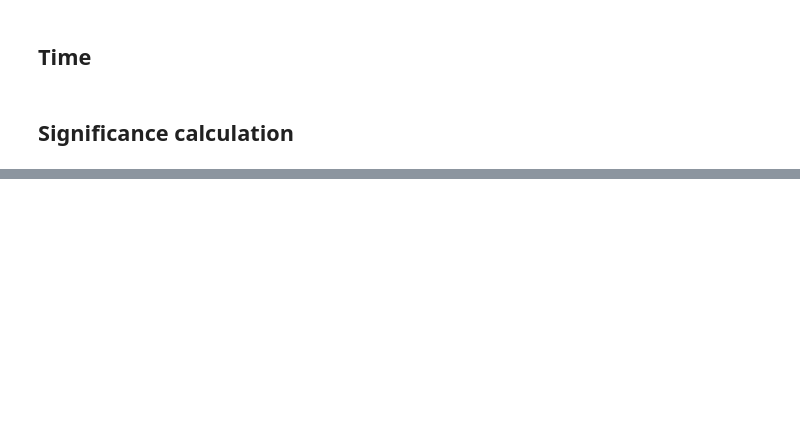
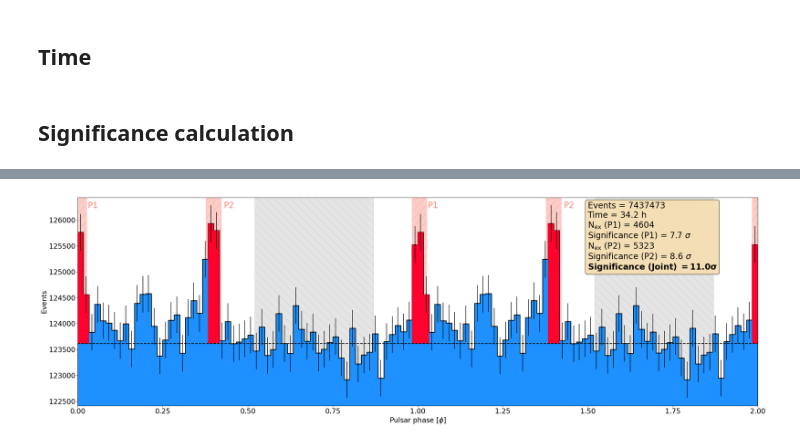
Before and after one commit to cta-observatory/lst-crab-performance-paper-2023, a Jupyter notebook: 6_results/6.3_crab_pulsar_phaseogram/phaseogram.ipynb, the cells around one changed output, grey strips where cells are left out. Cells and saved outputs as stored; diff of their text form; code cells hidden in the pictures; blank space fills up the shorter version.

Commit message:
fix phaseogram

```diff
--- a/6_results/6.3_crab_pulsar_phaseogram/phaseogram.ipynb
+++ b/6_results/6.3_crab_pulsar_phaseogram/phaseogram.ipynb
@@ -61,12 +54,10 @@ phase_off = [0.520, 0.870]
 off_duty_cycle = phase_off[1] - phase_off[0]
 
 # Number of ON/OFF
-Non_p1 = len(phases_vs_energy_flat[(phases_vs_energy_flat < phases_on_p1[1])
-                                | (phases_vs_energy_flat > phases_on_p1[0])])
-Non_p2 = len(phases_vs_energy_flat[(phases_vs_energy_flat < phases_on_p2[1])
-                                & (phases_vs_energy_flat > phases_on_p2[0])])
-Noff = len(phases_vs_energy_flat[(phases_vs_energy_flat < phase_off[1])
-                                & (phases_vs_energy_flat > phase_off[0])])
+Non_p1 = 323537
+Non_p2 = 339090
+Noff = 2595965
+Nevents = 7437473
 
 ######## P1 #########
 alpha_p1 = p1_duty_cycle / off_duty_cycle
@@ -102,7 +93,7 @@ textstr = r'Events = {:.0f} '\
             f'\n'\
             r'Significance (P2) = {:.1f} $\sigma$'\
             f'\n'\
-            r'$\bf{{Significance\ (Joint)}}$ $\bf{{= {:.1f} \sigma}}$'.format(len(phases_vs_energy_flat),
+            r'$\bf{{Significance\ (Joint)}}$ $\bf{{= {:.1f} \sigma}}$'.format(Nevents,
                                                       obs_time.to(u.h),
                                                       Nex_p1,
                                                       significance_p1_lima,
@@ -166,34 +216,41 @@ plt.rcParams['font.size'] = 30
 
 
 format_axes(ax)
 
-hphase = ax.hist(phases_vs_energy_flat_for_plotting,
-                 bins = nbins * 2, range=(0,2), color='dodgerblue')
-hphase = ax.hist(phases_vs_energy_flat_for_plotting, histtype='step', lw=2,
-                 bins = nbins * 2, color = 'k', range=(0,2))
+#hphase = ax.hist(phases_vs_energy_flat_for_plotting,
+#                 bins = nbins * 2, range=(0,2), color='dodgerblue')
+#hphase = ax.hist(phases_vs_energy_flat_for_plotting, histtype='step', lw=2,
+#                 bins = nbins * 2, color = 'k', range=(0,2))
+
+
+ax.stairs(hphase[0], hphase[1], color='dodgerblue', fill=True)
+ax.stairs(hphase[0], hphase[1], color='k', lw=2)
+
 ax, bin_centers = draw_errorbars(ax, hphase, 'k')
 
 
 # OFF average
 histogram_bin_size = hphase[1][1] - hphase[1][0]
 off_normalization = histogram_bin_size / off_duty_cycle
 off_average = off_normalization * Noff
 ax.hlines(y=off_average, xmin=0, xmax=2, ls='--', color = 'k', lw=2)
 
 fill_excesses(ax, hphase, bin_centers, off_average)
 
 # Limits
 max_min_diff = (np.max(hphase[0]) - np.min(hphase[0]))
 ax.set_ylim(np.min(hphase[0]) - max_min_diff * 1/6, np.max(hphase[0]) +  max_min_diff * 1/6)
 ax.text(0.015, 0.95, 'P1', fontsize=24, color='salmon', transform=ax.transAxes)
 ax.text(0.515, 0.95, 'P1', fontsize=24, color='salmon', transform=ax.transAxes)
 ax.text(0.215, 0.95, 'P2', fontsize=24, color='salmon', transform=ax.transAxes)
 ax.text(0.715, 0.95, 'P2', fontsize=24, color='salmon', transform=ax.transAxes)
 
 ax.text(0.75, 0.98, textstr, transform=ax.transAxes, fontsize=24,
         verticalalignment='top', bbox=props)
 plt.tight_layout()
 
 !mkdir -p figures
 fig.savefig('figures/Phaseogram_filled_no_title_landscape.png')
 fig.savefig('figures/Phaseogram_filled_no_title_landscape.pdf')
+# %% [output]
+[figure, added]
```
Also changed, not shown: parts of 4 cells of this notebook.
